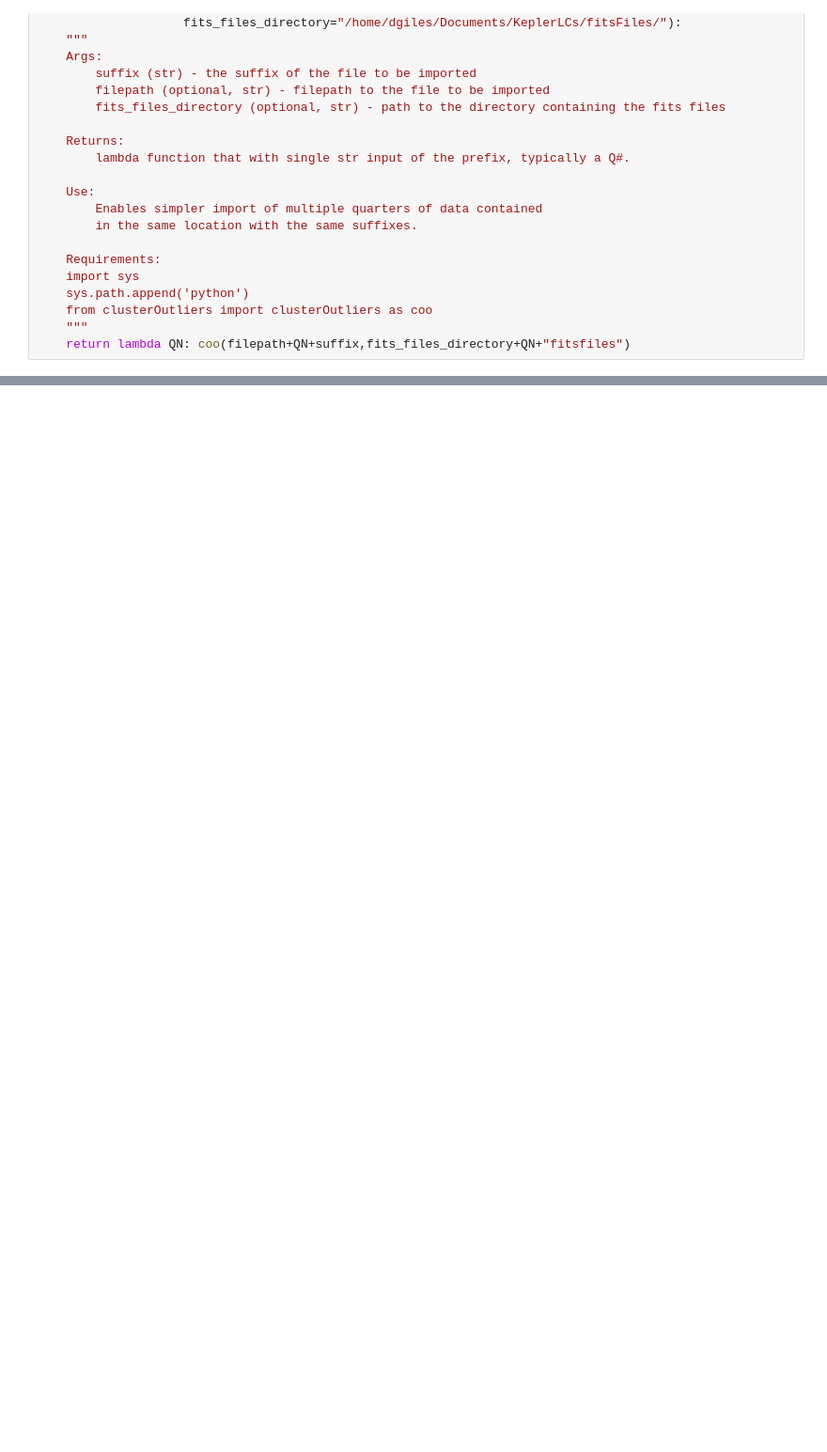
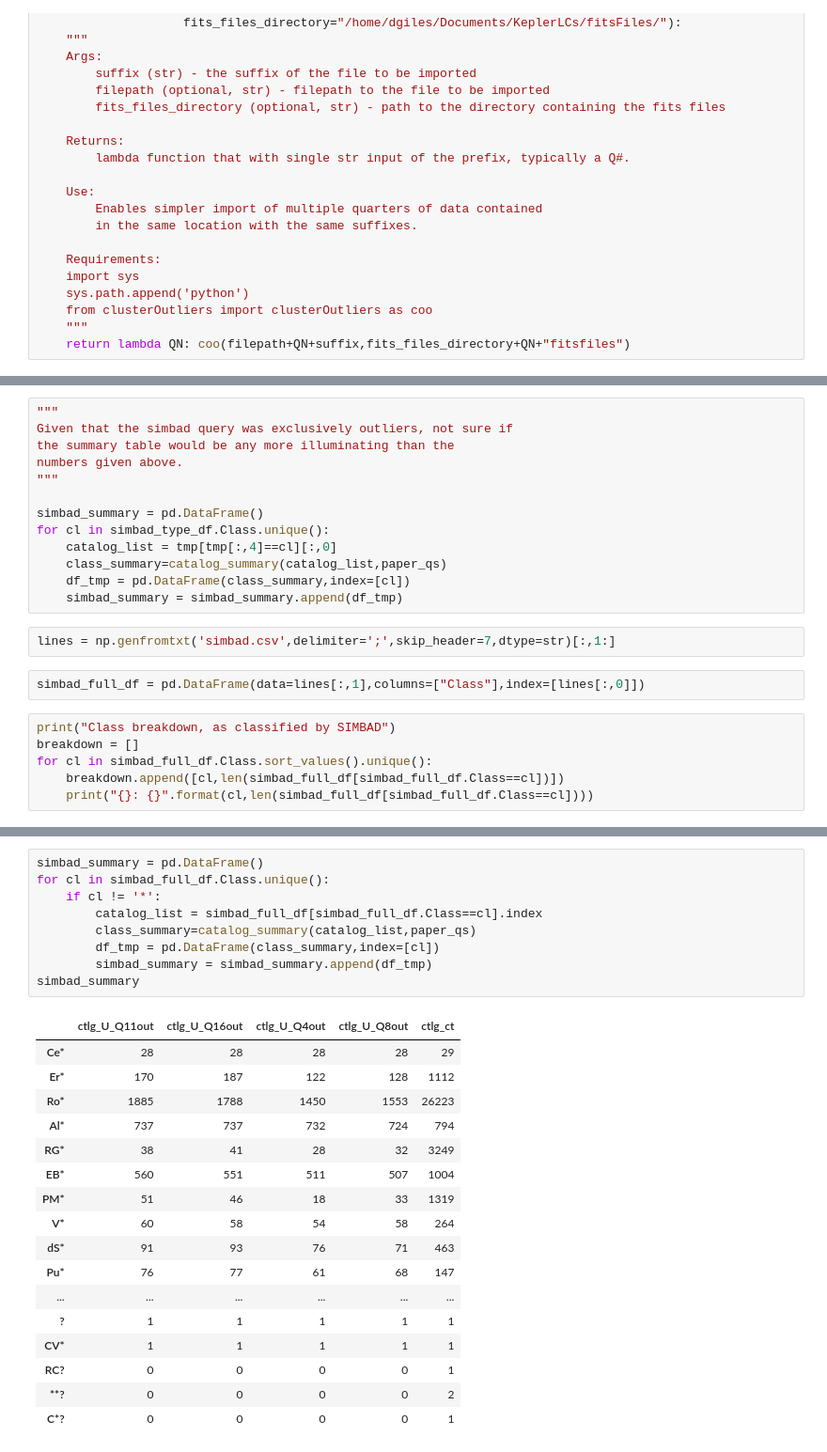
Before and after one commit to d-giles/lcfeatures, a Jupyter notebook: Catalog_Comparisons.ipynb, the cells around one changed output, grey strips where cells are left out. Shown at 94% size. Drawn from its saved outputs; the diff is of its cells as text; blank space fills up the shorter version.

```diff
--- a/Catalog_Comparisons.ipynb
+++ b/Catalog_Comparisons.ipynb
@@ -122,0 +673,23 @@ Index(['kplr001026957', 'kplr001161345', 'kplr001293379', 'kplr001429589',
+# %%
+"""
+Given that the simbad query was exclusively outliers, not sure if
+the summary table would be any more illuminating than the
+numbers given above.
+"""
+
+simbad_summary = pd.DataFrame()
+for cl in simbad_type_df.Class.unique():
+    catalog_list = tmp[tmp[:,4]==cl][:,0]
+    class_summary=catalog_summary(catalog_list,paper_qs)
+    df_tmp = pd.DataFrame(class_summary,index=[cl])
+    simbad_summary = simbad_summary.append(df_tmp)
+# %%
+lines = np.genfromtxt('simbad.csv',delimiter=';',skip_header=7,dtype=str)[:,1:]
+# %%
+simbad_full_df = pd.DataFrame(data=lines[:,1],columns=["Class"],index=[lines[:,0]])
+# %%
+print("Class breakdown, as classified by SIMBAD")
+breakdown = []
+for cl in simbad_full_df.Class.sort_values().unique():
+    breakdown.append([cl,len(simbad_full_df[simbad_full_df.Class==cl])])
+    print("{}: {}".format(cl,len(simbad_full_df[simbad_full_df.Class==cl])))
@@ -122,0 +736,27 @@ Index(['kplr001026957', 'kplr001161345', 'kplr001293379', 'kplr001429589',
+# %%
+simbad_summary = pd.DataFrame()
+for cl in simbad_full_df.Class.unique():
+    if cl != '*':
+        catalog_list = simbad_full_df[simbad_full_df.Class==cl].index
+        class_summary=catalog_summary(catalog_list,paper_qs)
+        df_tmp = pd.DataFrame(class_summary,index=[cl])
+        simbad_summary = simbad_summary.append(df_tmp)
+simbad_summary
+# %% [output]
+|  | ctlg_U_Q11out | ctlg_U_Q16out | ctlg_U_Q4out | ctlg_U_Q8out | ctlg_ct |
+| Ce* | 28 | 28 | 28 | 28 | 29 |
+| Er* | 170 | 187 | 122 | 128 | 1112 |
+| Ro* | 1885 | 1788 | 1450 | 1553 | 26223 |
+| Al* | 737 | 737 | 732 | 724 | 794 |
+| RG* | 38 | 41 | 28 | 32 | 3249 |
+| EB* | 560 | 551 | 511 | 507 | 1004 |
+| PM* | 51 | 46 | 18 | 33 | 1319 |
+| V* | 60 | 58 | 54 | 58 | 264 |
+| dS* | 91 | 93 | 76 | 71 | 463 |
+| Pu* | 76 | 77 | 61 | 68 | 147 |
+| ... | ... | ... | ... | ... | ... |
+| ? | 1 | 1 | 1 | 1 | 1 |
+| CV* | 1 | 1 | 1 | 1 | 1 |
+| RC? | 0 | 0 | 0 | 0 | 1 |
+| **? | 0 | 0 | 0 | 0 | 2 |
+| C*? | 0 | 0 | 0 | 0 | 1 |
```
Also changed, not shown: parts of 76 cells of this notebook, 3 other files.
